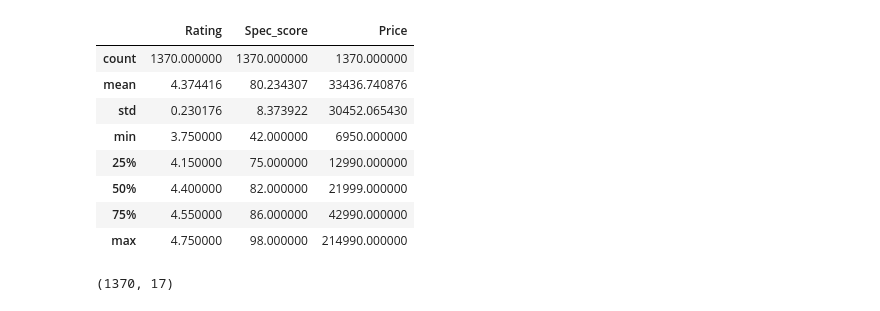
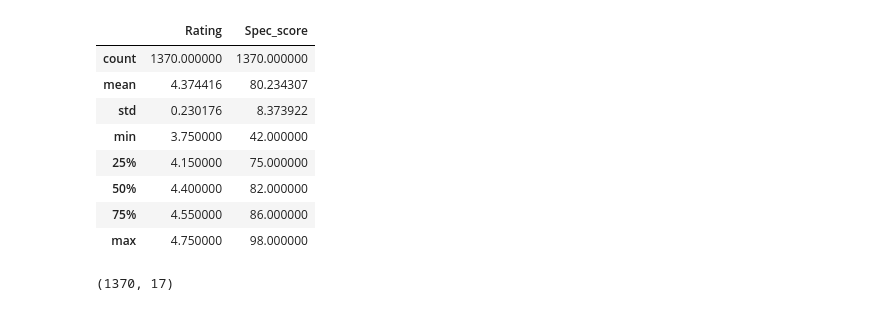
Before and after one commit to chikelu/Godson_Portfolio, a Jupyter notebook: mobile_phone_price_prediction.ipynb, the cells around one changed output. Drawn from its saved outputs; the diff is of its cells as text; code cells hidden in the pictures.

```diff
--- a/mobile_phone_price_prediction.ipynb
+++ b/mobile_phone_price_prediction.ipynb
@@ -65,18 +101,18 @@ None
 df['Price'] = df['Price'].str.replace(',', '')
 # convert the data type to float
 df['Price'] = df['Price'].astype(float)
-# %%
-df.describe()
-# %% [output]
-|  | Rating | Spec_score | Price |
-| count | 1370.000000 | 1370.000000 | 1370.000000 |
-| mean | 4.374416 | 80.234307 | 33436.740876 |
-| std | 0.230176 | 8.373922 | 30452.065430 |
-| min | 3.750000 | 42.000000 | 6950.000000 |
-| 25% | 4.150000 | 75.000000 | 12990.000000 |
-| 50% | 4.400000 | 82.000000 | 21999.000000 |
-| 75% | 4.550000 | 86.000000 | 42990.000000 |
-| max | 4.750000 | 98.000000 | 214990.000000 |
+# %%
+display(df.describe())
+# %% [output]
+|  | Rating | Spec_score |
+| count | 1370.000000 | 1370.000000 |
+| mean | 4.374416 | 80.234307 |
+| std | 0.230176 | 8.373922 |
+| min | 3.750000 | 42.000000 |
+| 25% | 4.150000 | 75.000000 |
+| 50% | 4.400000 | 82.000000 |
+| 75% | 4.550000 | 86.000000 |
+| max | 4.750000 | 98.000000 |
 # %%
 # move Price as the last column
 cols = list(df.columns)
```
Also changed, not shown: parts of 6 cells of this notebook.
